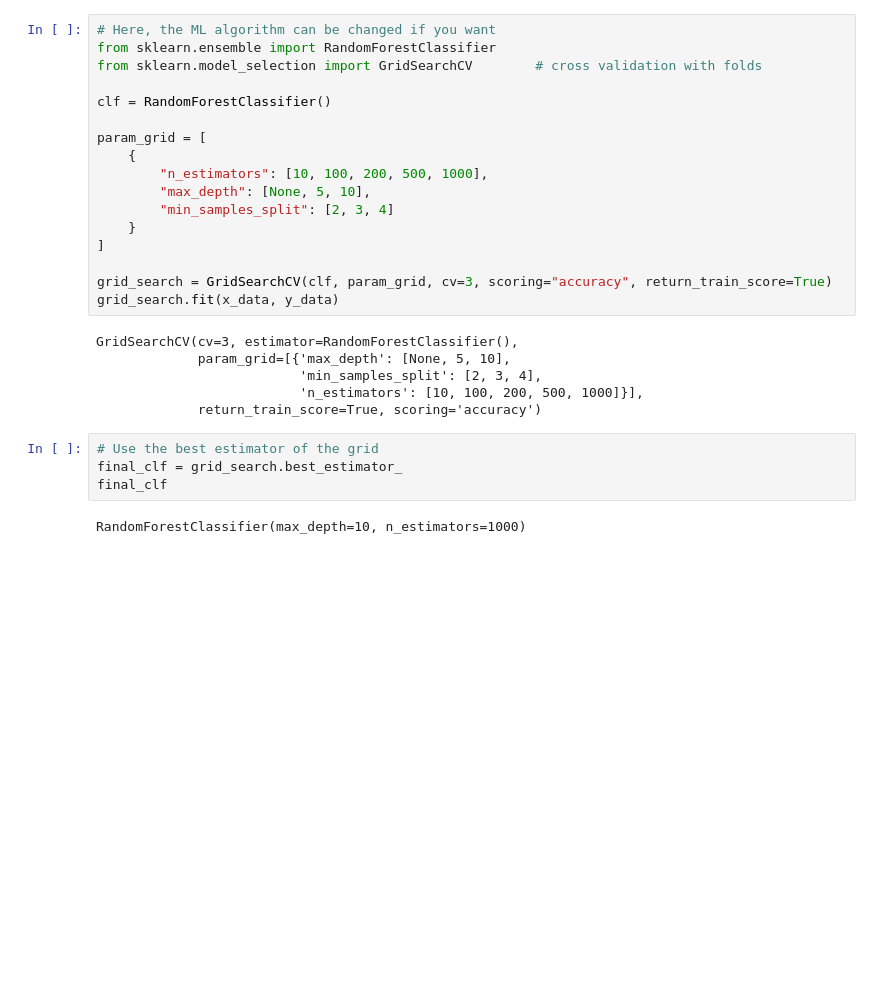
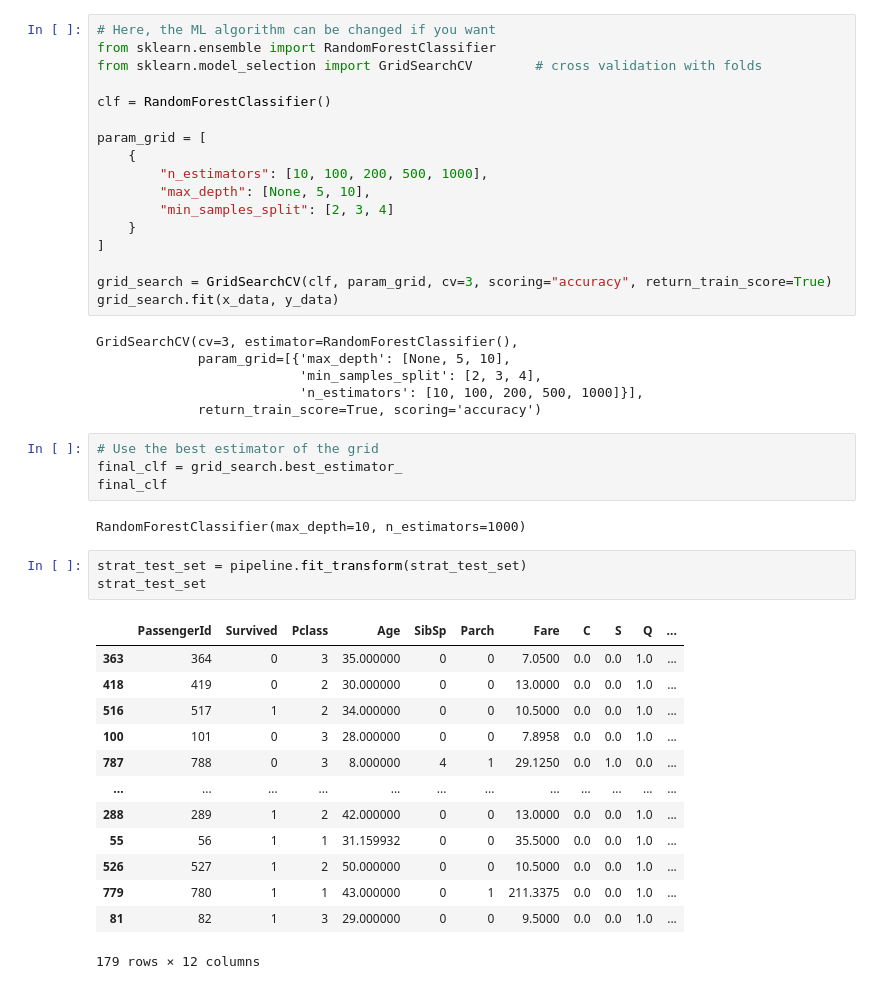
Before and after one commit to LeonardoZanotti/Titanic-survival-prediction, a Jupyter notebook: titanic.ipynb, the cells around one changed output. Cells and saved outputs as stored; diff of their text form; blank space fills up the shorter version.

Commit message:
testing the model with test data from train data and getting the score

```diff
--- a/titanic.ipynb
+++ b/titanic.ipynb
@@ -197,3 +197,20 @@ final_clf = grid_search.best_estimator_
 final_clf
 # %% [output]
 RandomForestClassifier(max_depth=10, n_estimators=1000)
+# %%
+strat_test_set = pipeline.fit_transform(strat_test_set)
+strat_test_set
+# %% [output]
+|  | PassengerId | Survived | Pclass | Age | SibSp | Parch | Fare | C | S | Q | ... |
+| 363 | 364 | 0 | 3 | 35.000000 | 0 | 0 | 7.0500 | 0.0 | 0.0 | 1.0 | ... |
+| 418 | 419 | 0 | 2 | 30.000000 | 0 | 0 | 13.0000 | 0.0 | 0.0 | 1.0 | ... |
+| 516 | 517 | 1 | 2 | 34.000000 | 0 | 0 | 10.5000 | 0.0 | 0.0 | 1.0 | ... |
+| 100 | 101 | 0 | 3 | 28.000000 | 0 | 0 | 7.8958 | 0.0 | 0.0 | 1.0 | ... |
+| 787 | 788 | 0 | 3 | 8.000000 | 4 | 1 | 29.1250 | 0.0 | 1.0 | 0.0 | ... |
+| ... | ... | ... | ... | ... | ... | ... | ... | ... | ... | ... | ... |
+| 288 | 289 | 1 | 2 | 42.000000 | 0 | 0 | 13.0000 | 0.0 | 0.0 | 1.0 | ... |
+| 55 | 56 | 1 | 1 | 31.159932 | 0 | 0 | 35.5000 | 0.0 | 0.0 | 1.0 | ... |
+| 526 | 527 | 1 | 2 | 50.000000 | 0 | 0 | 10.5000 | 0.0 | 0.0 | 1.0 | ... |
+| 779 | 780 | 1 | 1 | 43.000000 | 0 | 1 | 211.3375 | 0.0 | 0.0 | 1.0 | ... |
+| 81 | 82 | 1 | 3 | 29.000000 | 0 | 0 | 9.5000 | 0.0 | 0.0 | 1.0 | ... |
+179 rows × 12 columns
```
Also changed, not shown: parts of 2 cells of this notebook.
